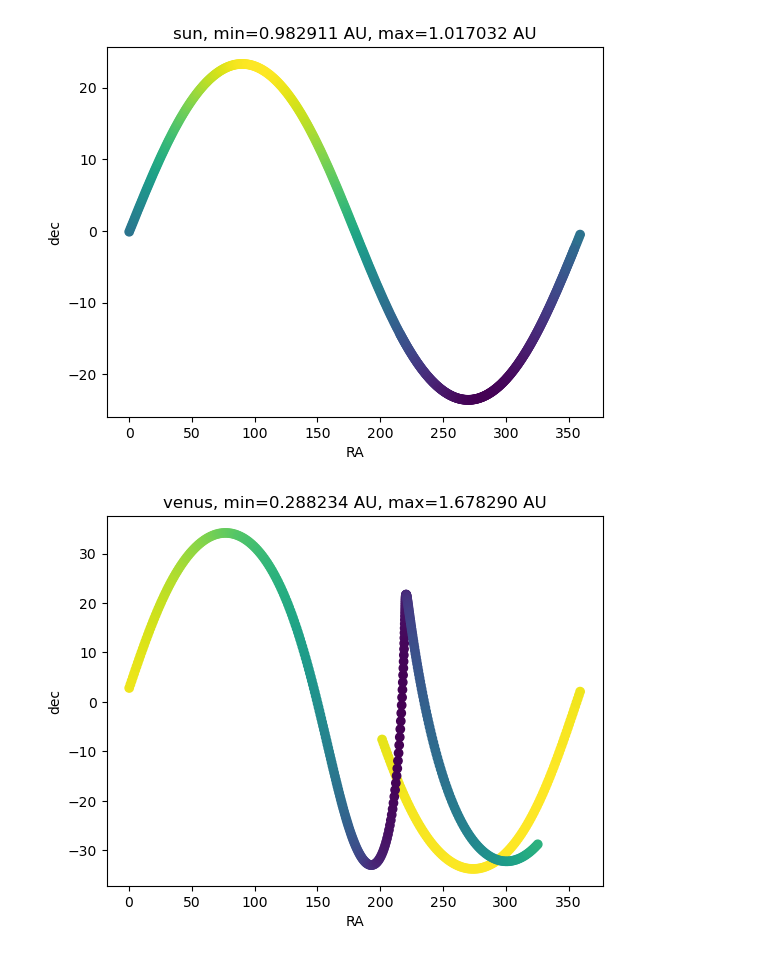
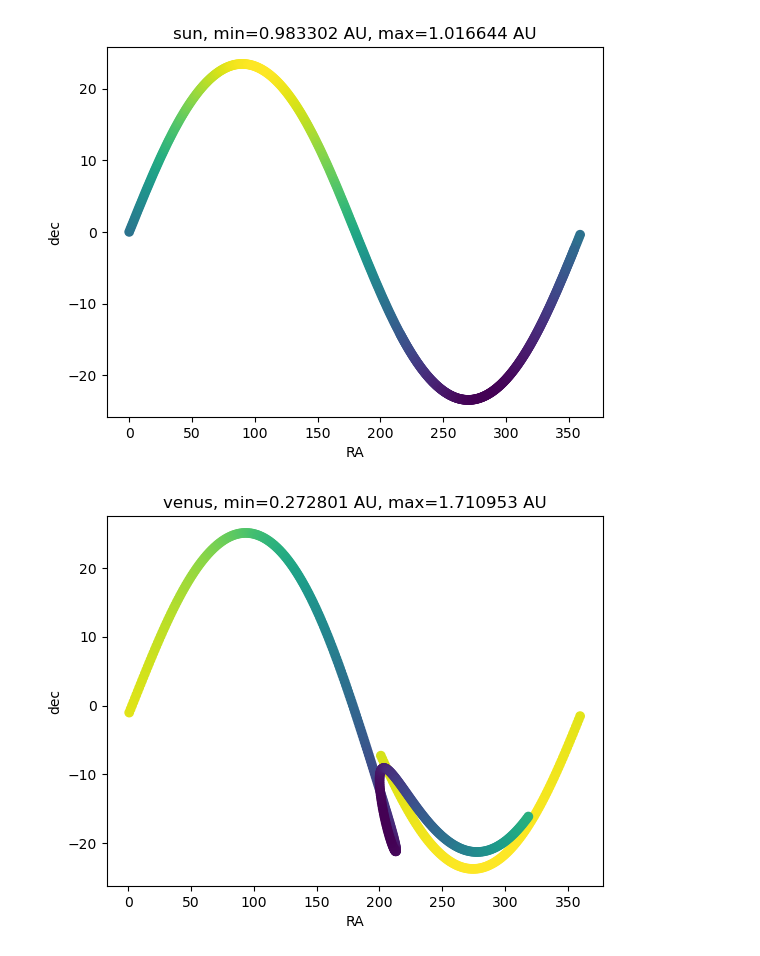
Before and after one commit to yoachim/25_scratch, a Jupyter notebook: assist/confusion.ipynb, the cells around one changed output. Drawn from its saved outputs; the diff is of its cells as text; code cells hidden in the pictures.

```diff
--- a/assist/confusion.ipynb
+++ b/assist/confusion.ipynb
@@ -9,18 +9,18 @@ import matplotlib.pylab as plt
 # %%
 # set some times
 mjd = np.arange(500) + 60980.0
 times = Time(mjd, format="mjd")
 
 for name in ["sun", "venus", "jupiter", "moon", "earth"]:
     body = get_body_barycentric(name, times)
     # convert to a SkyCoord
-    body_sc = SkyCoord(body, representation_type='cartesian', obstime=times, frame=BarycentricTrueEcliptic)
+    body_sc = SkyCoord(body, representation_type='cartesian', obstime=times, frame=ICRS)
     body_gc = body_sc.transform_to(GCRS)
     fig, ax = plt.subplots()
     ax.scatter(body_gc.ra, body_gc.dec, c=body_gc.distance.au)
     ax.set_xlabel("RA")
     ax.set_ylabel("dec")
     ax.set_title("%s, min=%f AU, max=%f AU" % (name, body_gc.distance.au.min(), body_gc.distance.au.max()))
 # %% [output]
 [figure]
-[figure, old version]
+[figure, new version]
```
Also changed, not shown: parts of 3 cells of this notebook, 2 other files.
